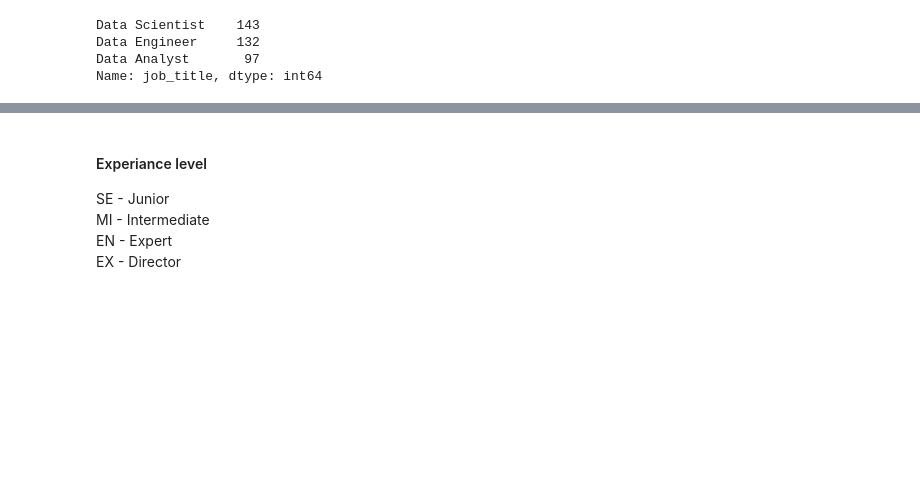
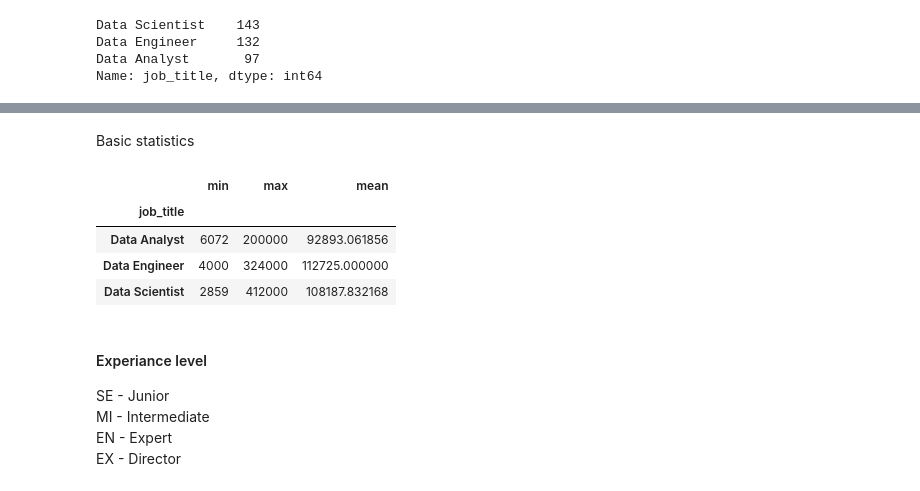
Before and after one commit to mateuszreliga/DS_Job_Salaries, a Jupyter notebook: ds_salaries.ipynb, the cells around one changed output, grey strips where cells are left out. Cells and saved outputs as stored; diff of their text form; code cells hidden in the pictures; blank space fills up the shorter version.

```diff
--- a/ds_salaries.ipynb
+++ b/ds_salaries.ipynb
@@ -205,3 +186,13 @@ Data analyst salary MEAN: 92893.06185567011n    MAX: 200000n    MIN: 6072
+# %% [markdown]
+Basic statistics
+# %%
+df_selected_jobs.groupby("job_title")["salary_in_usd"].agg([min, max, mean])
+# %% [output]
+|  | min | max | mean |
+| job_title |  |  |  |
+| Data Analyst | 6072 | 200000 | 92893.061856 |
+| Data Engineer | 4000 | 324000 | 112725.000000 |
+| Data Scientist | 2859 | 412000 | 108187.832168 |
 # %% [markdown]
 #### Experiance level
 
```
Also changed, not shown: parts of 6 cells of this notebook.
